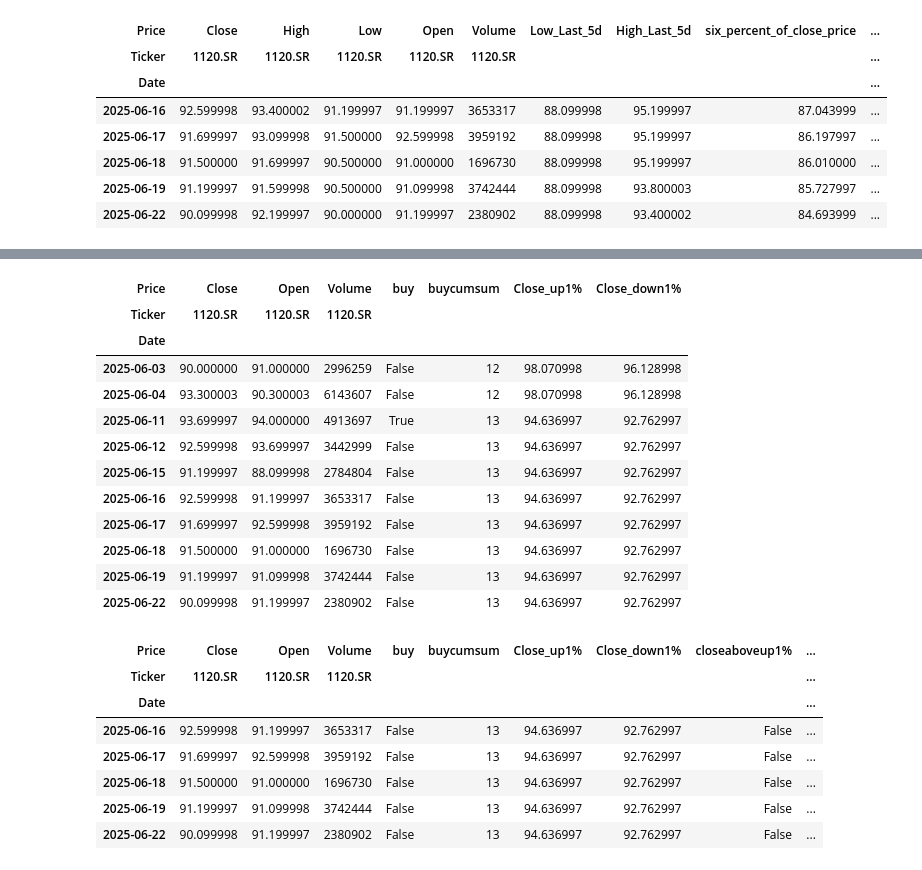
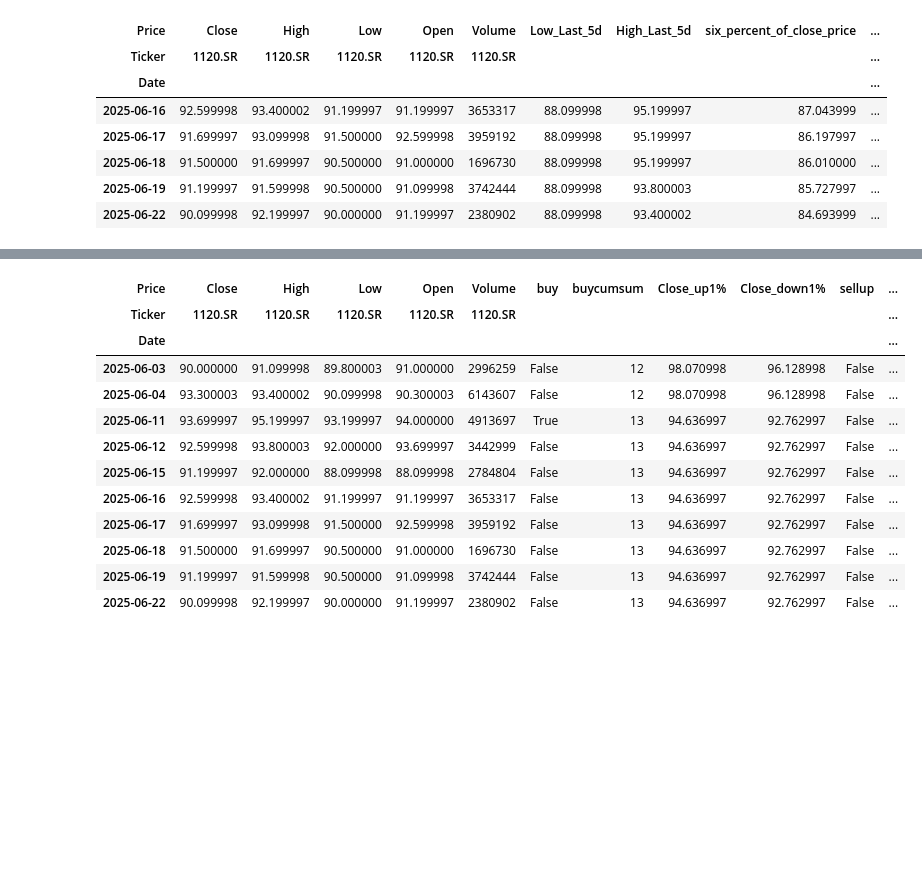
Before and after one commit to kamarulaw/saudi_backtests, a Jupyter notebook: 250715/progress.ipynb, the cells around one changed output, grey strips where cells are left out. Cells and saved outputs as stored; diff of their text form; code cells hidden in the pictures; blank space fills up the shorter version.

```diff
--- a/250715/progress.ipynb
+++ b/250715/progress.ipynb
@@ -112,7 +111,7 @@ data.tail(5)
 # Buy stock if price dropped at least seven percent in last week and current close price is greater than yesterdays close price
 data["buy"] = data["six_percent_of_close_price_within_last_five_days"] & data["up_from_yesterday"]
 data["buycumsum"] = data["buy"].cumsum().astype('int64')
-data = data.drop(["Last_Close","close_diff","six_percent_of_close_price"], axis=1)
+data = data.drop(["Last_Close","close_diff","six_percent_of_close_price","up_from_yesterday","six_percent_of_close_price_within_last_five_days","Low_Last_5d","High_Last_5d"], axis=1)
 
 # Add numerical columns of stocks current close price increased and decrease by one percent for final analysis
 data["Close_up1%"] = 1.01*data["Close"]
@@ -196,37 +175,22 @@ data.tail(10)
-# %%
-data = data.drop(["Low_Last_5d", "High_Last_5d", "six_percent_of_close_price_within_last_five_days", "up_from_yesterday", "High", "Low"], axis=1)
-data.tail(10)
-# %% [output]
-| Price | Close | Open | Volume | buy | buycumsum | Close_up1% | Close_down1% |
-| Ticker | 1120.SR | 1120.SR | 1120.SR |  |  |  |  |
-| Date |  |  |  |  |  |  |  |
-| 2025-06-03 | 90.000000 | 91.000000 | 2996259 | False | 12 | 98.070998 | 96.128998 |
-| 2025-06-04 | 93.300003 | 90.300003 | 6143607 | False | 12 | 98.070998 | 96.128998 |
-| 2025-06-11 | 93.699997 | 94.000000 | 4913697 | True | 13 | 94.636997 | 92.762997 |
-| 2025-06-12 | 92.599998 | 93.699997 | 3442999 | False | 13 | 94.636997 | 92.762997 |
-| 2025-06-15 | 91.199997 | 88.099998 | 2784804 | False | 13 | 94.636997 | 92.762997 |
-| 2025-06-16 | 92.599998 | 91.199997 | 3653317 | False | 13 | 94.636997 | 92.762997 |
-| 2025-06-17 | 91.699997 | 92.599998 | 3959192 | False | 13 | 94.636997 | 92.762997 |
-| 2025-06-18 | 91.500000 | 91.000000 | 1696730 | False | 13 | 94.636997 | 92.762997 |
-| 2025-06-19 | 91.199997 | 91.099998 | 3742444 | False | 13 | 94.636997 | 92.762997 |
-| 2025-06-22 | 90.099998 | 91.199997 | 2380902 | False | 13 | 94.636997 | 92.762997 |
 # %%
-data["close_up_diff"] = data["Close"].values.reshape(data.shape[0]) - data["Close_up1%"].values.reshape(data.shape[0])
-data["closeaboveup1%"] = np.where((data["close_up_diff"] > 0), True, False)
-
-data["close_down_diff"] = data["Close"].values.reshape(data.shape[0]) - data["Close_down1%"].values.reshape(data.shape[0])
-data["closebelowdown1%"] = np.where((data["close_down_diff"] < 0), True, False)
-
-data = data.drop(["close_up_diff", "close_down_diff"], axis=1)
-
-data["aboveup1%_or_belowdown1%"] = np.where((data["closeaboveup1%"]) | (data["closebelowdown1%"]), True, False)
-data.tail(5)
+data["sellup"] = np.where((data["Close"].values.reshape(data.shape[0])-data["Close_up1%"].values.reshape(data.shape[0]) > 0),True,False)
+data["selldown"] = np.where((data["Close_down1%"].values.reshape(data.shape[0])-data["Close"].values.reshape(data.shape[0]) > 0),True,False)
+data["sell"] = data["sellup"]|data["selldown"]
+data["sellcumsum"] = data["sell"].cumsum().astype('int64')
+#data.to_csv('out.csv', index=False)
+#data = pd.read_csv('out.csv')
+data.tail(10)
 # %% [output]
-| Price | Close | Open | Volume | buy | buycumsum | Close_up1% | Close_down1% | closeaboveup1% | ... |
-| Ticker | 1120.SR | 1120.SR | 1120.SR |  |  |  |  |  | ... |
-| Date |  |  |  |  |  |  |  |  | ... |
-| 2025-06-16 | 92.599998 | 91.199997 | 3653317 | False | 13 | 94.636997 | 92.762997 | False | ... |
-| 2025-06-17 | 91.699997 | 92.599998 | 3959192 | False | 13 | 94.636997 | 92.762997 | False | ... |
-| 2025-06-18 | 91.500000 | 91.000000 | 1696730 | False | 13 | 94.636997 | 92.762997 | False | ... |
-| 2025-06-19 | 91.199997 | 91.099998 | 3742444 | False | 13 | 94.636997 | 92.762997 | False | ... |
-| 2025-06-22 | 90.099998 | 91.199997 | 2380902 | False | 13 | 94.636997 | 92.762997 | False | ... |
+| Price | Close | High | Low | Open | Volume | buy | buycumsum | Close_up1% | Close_down1% | sellup | ... |
+| Ticker | 1120.SR | 1120.SR | 1120.SR | 1120.SR | 1120.SR |  |  |  |  |  | ... |
+| Date |  |  |  |  |  |  |  |  |  |  | ... |
+| 2025-06-03 | 90.000000 | 91.099998 | 89.800003 | 91.000000 | 2996259 | False | 12 | 98.070998 | 96.128998 | False | ... |
+| 2025-06-04 | 93.300003 | 93.400002 | 90.099998 | 90.300003 | 6143607 | False | 12 | 98.070998 | 96.128998 | False | ... |
+| 2025-06-11 | 93.699997 | 95.199997 | 93.199997 | 94.000000 | 4913697 | True | 13 | 94.636997 | 92.762997 | False | ... |
+| 2025-06-12 | 92.599998 | 93.800003 | 92.000000 | 93.699997 | 3442999 | False | 13 | 94.636997 | 92.762997 | False | ... |
+| 2025-06-15 | 91.199997 | 92.000000 | 88.099998 | 88.099998 | 2784804 | False | 13 | 94.636997 | 92.762997 | False | ... |
+| 2025-06-16 | 92.599998 | 93.400002 | 91.199997 | 91.199997 | 3653317 | False | 13 | 94.636997 | 92.762997 | False | ... |
+| 2025-06-17 | 91.699997 | 93.099998 | 91.500000 | 92.599998 | 3959192 | False | 13 | 94.636997 | 92.762997 | False | ... |
+| 2025-06-18 | 91.500000 | 91.699997 | 90.500000 | 91.000000 | 1696730 | False | 13 | 94.636997 | 92.762997 | False | ... |
+| 2025-06-19 | 91.199997 | 91.599998 | 90.500000 | 91.099998 | 3742444 | False | 13 | 94.636997 | 92.762997 | False | ... |
+| 2025-06-22 | 90.099998 | 92.199997 | 90.000000 | 91.199997 | 2380902 | False | 13 | 94.636997 | 92.762997 | False | ... |
```
Also changed, not shown: parts of 14 cells of this notebook.
